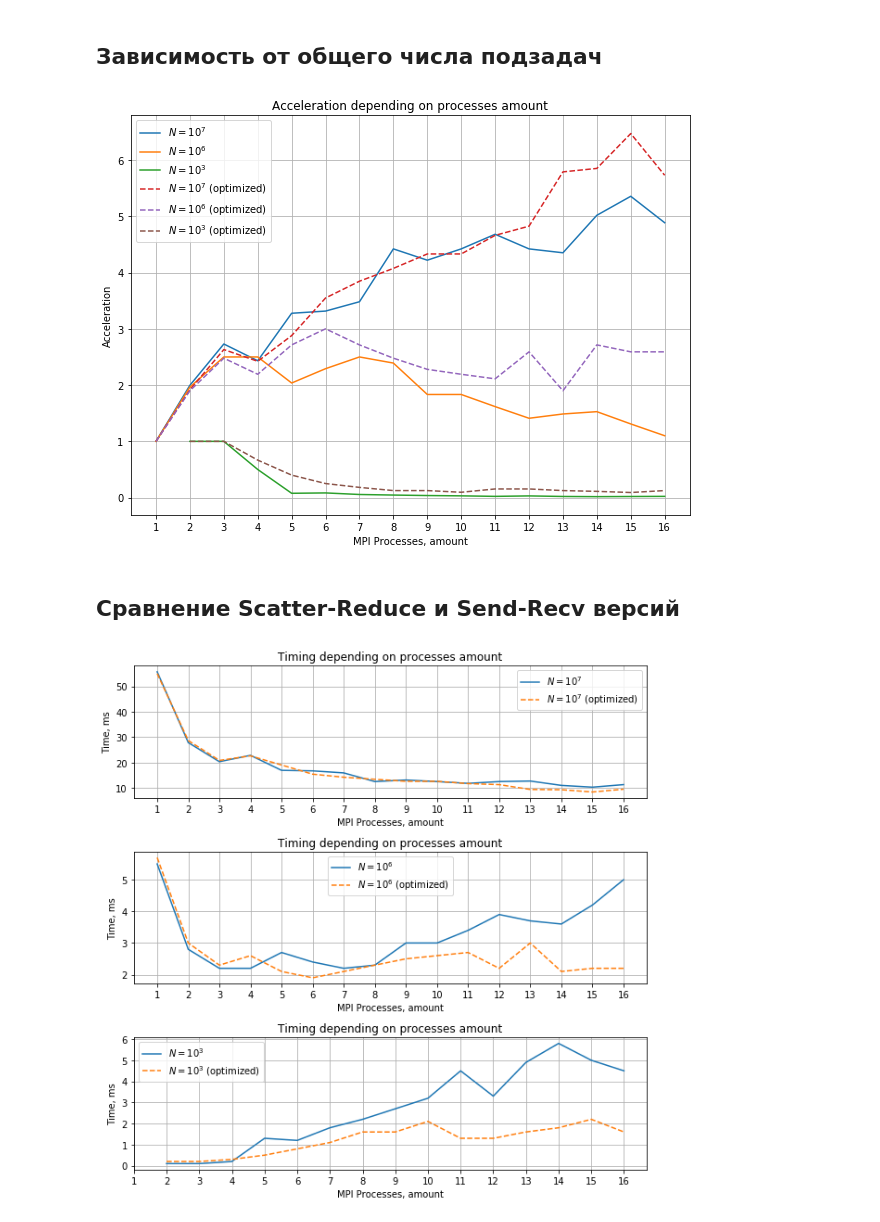
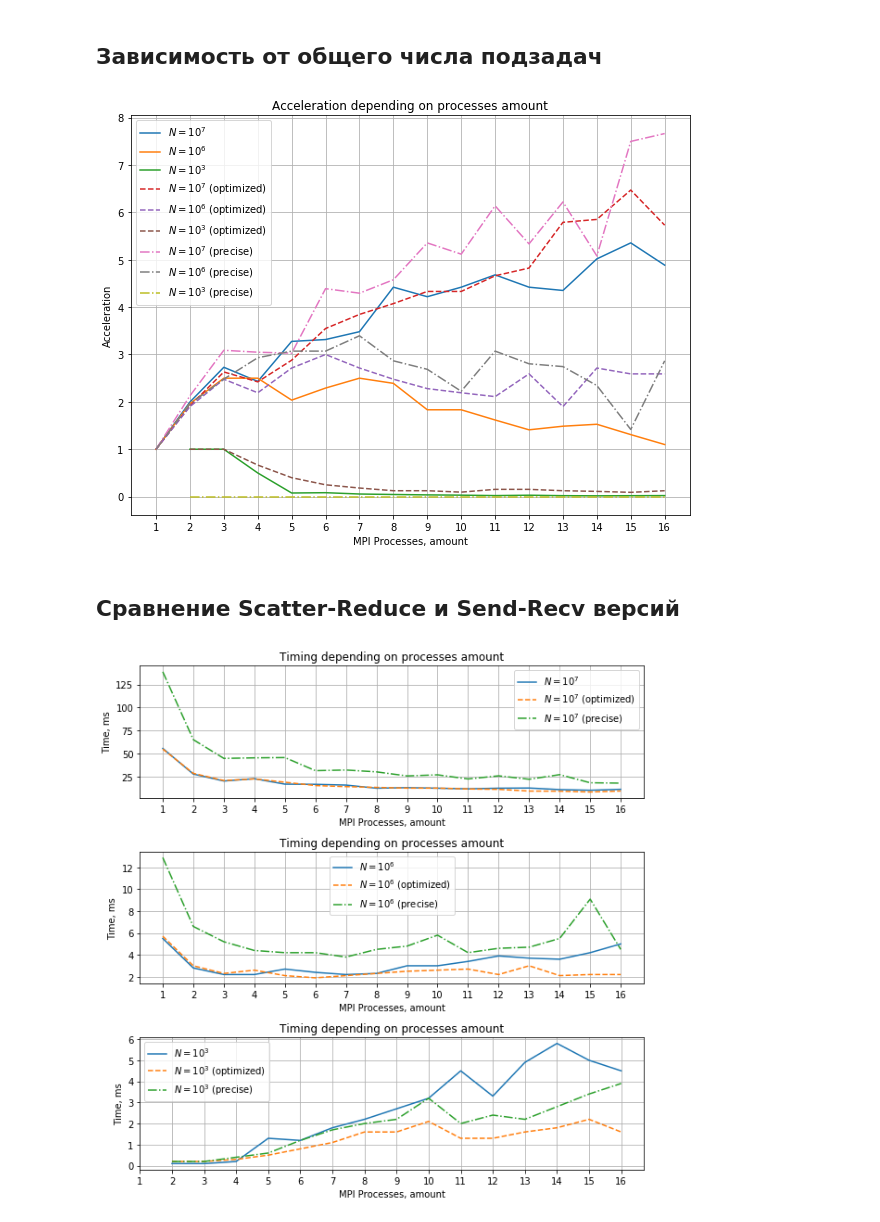
Before and after one commit to alartum/parprog, a Jupyter notebook: graphs/timing.ipynb, the cells around one changed output. Drawn from its saved outputs; the diff is of its cells as text; code cells hidden in the pictures.

Commit message:
Added slower precise version

```diff
--- a/graphs/timing.ipynb
+++ b/graphs/timing.ipynb
@@ -87,6 +89,10 @@ df2 = pd.read_csv("results_small.csv")
 df6 = pd.read_csv("better_results_hugest.csv")
 df4 = pd.read_csv("better_results_huge.csv")
 df5 = pd.read_csv("better_results_small.csv")
+
+df9 = pd.read_csv("precise_results_hugest.csv")
+df7 = pd.read_csv("precise_results_huge.csv")
+df8 = pd.read_csv("precise_results_small.csv")
 
 ax = fig.add_subplot(111)
 ax.set_title(r'Acceleration depending on processes amount')
@@ -106,6 +112,13 @@ ax.plot(df4.values[:, 0], df4.values[0, 1]/df4.values[:, 1],
 ax.plot(df5.values[1:, 0], df5.values[1, 1]/df5.values[1:, 1],
         label=r'$N = 10^3$ (optimized)', linestyle='--')
 
+ax.plot(df9.values[:, 0], df9.values[0, 1]/df9.values[:, 1],
+        label=r'$N = 10^7$ (precise)', linestyle='-.')
+ax.plot(df7.values[:, 0], df7.values[0, 1]/df7.values[:, 1],
+        label=r'$N = 10^6$ (precise)', linestyle='-.')
+ax.plot(df8.values[1:, 0], df8.values[0, 1]/df8.values[1:, 1],
+        label=r'$N = 10^3$ (precise)', linestyle='-.')
+
 ax.set_xticks(np.arange(1, 17))
 ax.legend()
 ax.grid()
@@ -113,7 +126,7 @@ ax.grid()
 plt.tight_layout()
 plt.show()
 # %% [output]
-[figure, old version]
+[figure, new version]
 # %% [markdown]
 ## Сравнение Scatter-Reduce и Send-Recv версий
 # %%
@@ -131,6 +144,10 @@ df6 = pd.read_csv("better_results_hugest.csv")
 df4 = pd.read_csv("better_results_huge.csv")
 df5 = pd.read_csv("better_results_small.csv")
 
+df9 = pd.read_csv("precise_results_hugest.csv")
+df7 = pd.read_csv("precise_results_huge.csv")
+df8 = pd.read_csv("precise_results_small.csv")
+
 ax1.set_title(r'Timing depending on processes amount')
 ax1.set_xlabel('MPI Processes, amount')
 ax1.set_ylabel('Time, ms')
@@ -138,34 +155,40 @@ ax1.set_ylabel('Time, ms')
 ax1.plot(df3.values[:, 0], df3.values[:, 1], label=r'$N = 10^7$')
 ax1.plot(df6.values[:, 0], df6.values[:, 1], label=r'$N = 10^7$ (optimized)',
         linestyle='--')
+ax1.plot(df9.values[:, 0], df9.values[:, 1], label=r'$N = 10^7$ (precise)',
+        linestyle='-.')
 
 ax2.set_title(r'Timing depending on processes amount')
 ax2.set_xlabel('MPI Processes, amount')
 ax2.set_ylabel('Time, ms')
 
 ax2.plot(df1.values[:, 0], df1.values[:, 1], label=r'$N = 10^6$')
 ax2.plot(df4.values[:, 0], df4.values[:, 1], label=r'$N = 10^6$ (optimized)',
         linestyle='--')
+ax2.plot(df7.values[:, 0], df7.values[:, 1], label=r'$N = 10^6$ (precise)',
+        linestyle='-.')
 
 ax3.set_title(r'Timing depending on processes amount')
 ax3.set_xlabel('MPI Processes, amount')
 ax3.set_ylabel('Time, ms')
 
 ax3.plot(df2.values[1:, 0], df2.values[1:, 1], label=r'$N = 10^3$')
 ax3.plot(df5.values[1:, 0], df5.values[1:, 1], label=r'$N = 10^3$ (optimized)',
         linestyle='--')
+ax3.plot(df8.values[1:, 0], df8.values[1:, 1], label=r'$N = 10^3$ (precise)',
+        linestyle='-.')
 
 ax1.set_xticks(np.arange(1, 17))
 ax2.set_xticks(np.arange(1, 17))
 ax3.set_xticks(np.arange(1, 17))
 ax1.legend()
 ax2.legend()
 ax3.legend()
 ax1.grid()
 ax2.grid()
 ax3.grid()
 
 plt.tight_layout()
 plt.show()
 # %% [output]
-[figure, old version]
+[figure, new version]
```
Also changed, not shown: parts of 1 cell of this notebook, 3 other files.
